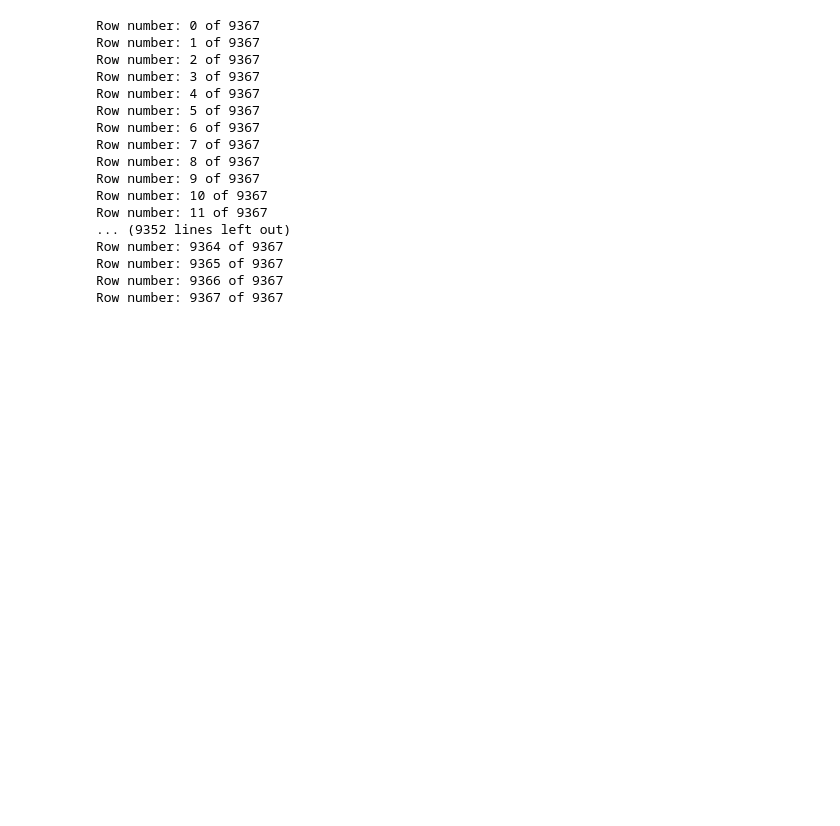
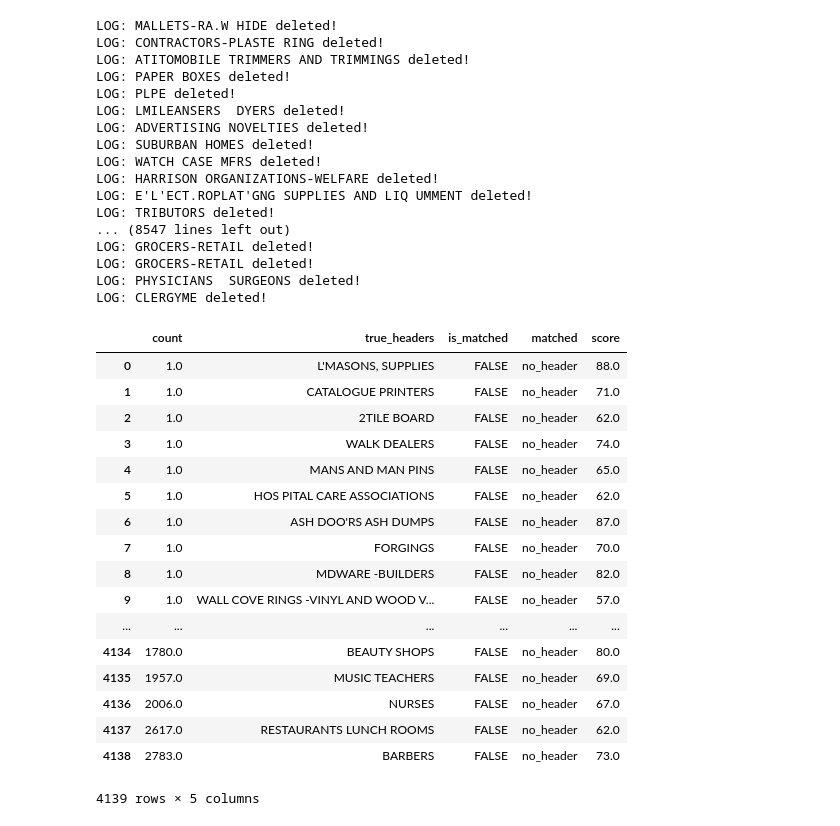
Before and after one commit to brown-ccv/georeg-pipeline, a Jupyter notebook: clean_ranked_header.ipynb, the cells around one changed output. Drawn from its saved outputs; the diff is of its cells as text; code cells hidden in the pictures; blank space fills up the shorter version.

Commit message:
Added the three columns and newer headers

```diff
--- a/clean_ranked_header.ipynb
+++ b/clean_ranked_header.ipynb
@@ -39,7 +39,7 @@ def clean_header(h):
     h = ''.join(hl).upper()
     for rf in red_flag_char:
         if rf in h: red_flag = True
-    if cnt > 4 or red_flag: h = ""
+    if cnt > 3 or red_flag: h = ""
     return h
 
 def assign_clean(D):
@@ -58,10 +58,10 @@ def match(headers, true_headers, map_dict):
             score_tuple = sorted_score[0]
             if score_tuple[0] > 90:
                 print("LOG: Matched! " + header + " and " + score_tuple[1] + " with score " + str(score_tuple[0]))
-                map_dict[header] = score_tuple
+                map_dict[header] = (score_tuple[0], score_tuple[1], "TRUE")
             else:
                 print("LOG: Not matched, " + header + " and " + score_tuple[1] + " with score " + str(score_tuple[0]))
-                map_dict[header] = (score_tuple[0], "no_header")
+                map_dict[header] = (score_tuple[0], "no_header", "FALSE")
     return map_dict
 # %%
 raw = pd.read_csv("RankedHeaders.csv")[["count", "true_headers"]].dropna().assign(true_headers=assign_clean)
@@ -99,6 +99,7 @@ def assign_matched(D):
         if h in map_dict:
             matched.append(map_dict[h][1])
         else:
+            print("Known: ", h, " not in map_dict")
             matched.append(h)
     return matched
 def assign_score(D):
@@ -107,6 +108,16 @@ def assign_score(D):
         if h in map_dict:
             scores.append(map_dict[h][0])
         else:
+            print("Known: ", h, " not in map_dict")
             scores.append(np.nan)
     return scores
-df = df.assign(matched = assign_matched, score = assign_score).sort_values("count")
+def assign_bool(D):
+    is_matched = []
+    for h in D.true_headers:
+        if h in map_dict:
+            is_matched.append(map_dict[h][2])
+        else:
+            print("Known: ", h, " not in map_dict")
+            is_matched.append("KNOWN")
+    return is_matched
+df = df.assign(matched = assign_matched, score = assign_score, is_matched = assign_bool).sort_values("count")
@@ -186,3 +215,5 @@ def remove_repeat(df, scores):
             j += 1
         i += 1
     return df
+# %%
+scores = calculate_scores(unknown)
@@ -189,23 +238,43 @@ def remove_repeat(df, scores):
 # %%
-scores = calculate_scores(unknown, 90)
-removal_matrix = (scores > 90) & (scores < 100)
+removal_matrix = (scores > 85) & (scores < 100)
 internal_matched = remove_repeat(unknown, removal_matrix)
 internal_matched = internal_matched.reset_index(drop=True)
 # %% [output]
-Row number: 0 of 9367
-Row number: 1 of 9367
-Row number: 2 of 9367
-Row number: 3 of 9367
-Row number: 4 of 9367
-Row number: 5 of 9367
-Row number: 6 of 9367
-Row number: 7 of 9367
-Row number: 8 of 9367
-Row number: 9 of 9367
-Row number: 10 of 9367
-Row number: 11 of 9367
-... (9352 lines left out)
-Row number: 9364 of 9367
-Row number: 9365 of 9367
-Row number: 9366 of 9367
-Row number: 9367 of 9367
+LOG: MALLETS-RA.W HIDE deleted!
+LOG: CONTRACTORS-PLASTE RING deleted!
+LOG: ATITOMOBILE TRIMMERS AND TRIMMINGS deleted!
+LOG: PAPER BOXES deleted!
+LOG: PLPE deleted!
+LOG: LMILEANSERS  DYERS deleted!
+LOG: ADVERTISING NOVELTIES deleted!
+LOG: SUBURBAN HOMES deleted!
+LOG: WATCH CASE MFRS deleted!
+LOG: HARRISON ORGANIZATIONS-WELFARE deleted!
+LOG: E'L'ECT.ROPLAT'GNG SUPPLIES AND LIQ UMMENT deleted!
+LOG: TRIBUTORS deleted!
+... (8547 lines left out)
+LOG: GROCERS-RETAIL deleted!
+LOG: GROCERS-RETAIL deleted!
+LOG: PHYSICIANS  SURGEONS deleted!
+LOG: CLERGYME deleted!
+# %%
+internal_matched
+# %% [output]
+|  | count | true_headers | is_matched | matched | score |
+| 0 | 1.0 | L'MASONS, SUPPLIES | FALSE | no_header | 88.0 |
+| 1 | 1.0 | CATALOGUE PRINTERS | FALSE | no_header | 71.0 |
+| 2 | 1.0 | 2TILE BOARD | FALSE | no_header | 62.0 |
+| 3 | 1.0 | WALK DEALERS | FALSE | no_header | 74.0 |
+| 4 | 1.0 | MANS AND MAN PINS | FALSE | no_header | 65.0 |
+| 5 | 1.0 | HOS PITAL CARE ASSOCIATIONS | FALSE | no_header | 62.0 |
+| 6 | 1.0 | ASH DOO'RS ASH DUMPS | FALSE | no_header | 87.0 |
+| 7 | 1.0 | FORGINGS | FALSE | no_header | 70.0 |
+| 8 | 1.0 | MDWARE -BUILDERS | FALSE | no_header | 82.0 |
+| 9 | 1.0 | WALL COVE RINGS -VINYL AND WOOD V... | FALSE | no_header | 57.0 |
+| ... | ... | ... | ... | ... | ... |
+| 4134 | 1780.0 | BEAUTY SHOPS | FALSE | no_header | 80.0 |
+| 4135 | 1957.0 | MUSIC TEACHERS | FALSE | no_header | 69.0 |
+| 4136 | 2006.0 | NURSES | FALSE | no_header | 67.0 |
+| 4137 | 2617.0 | RESTAURANTS LUNCH ROOMS | FALSE | no_header | 62.0 |
+| 4138 | 2783.0 | BARBERS | FALSE | no_header | 73.0 |
+4139 rows × 5 columns
```
Also changed, not shown: parts of 5 cells of this notebook, 2 other files.
